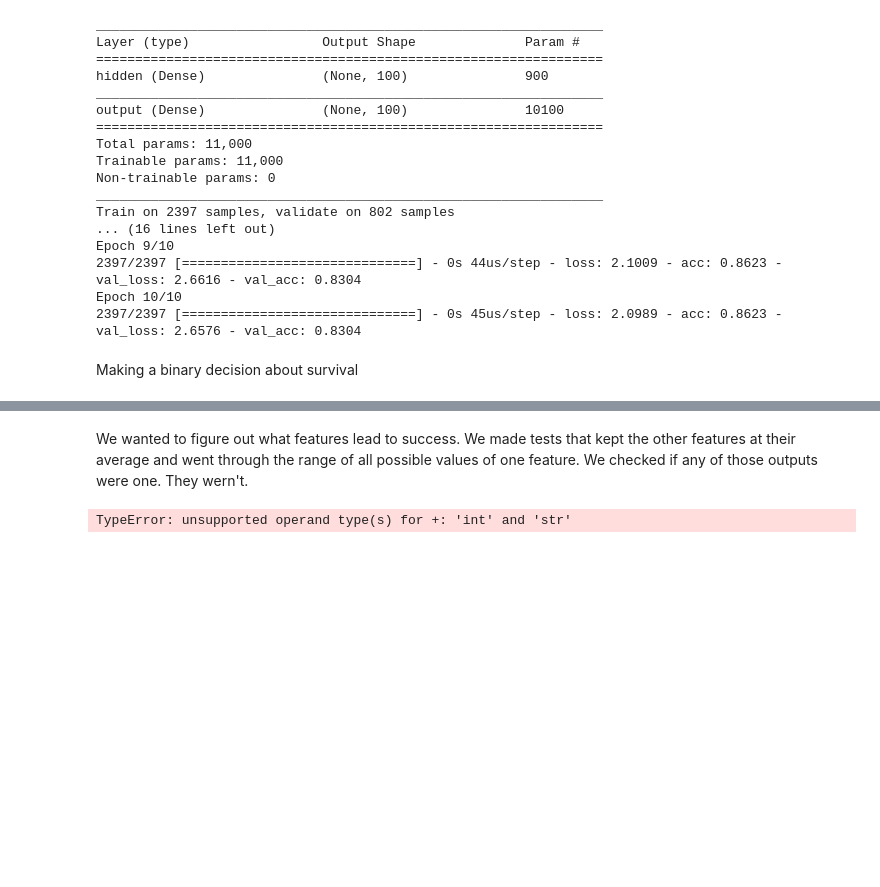
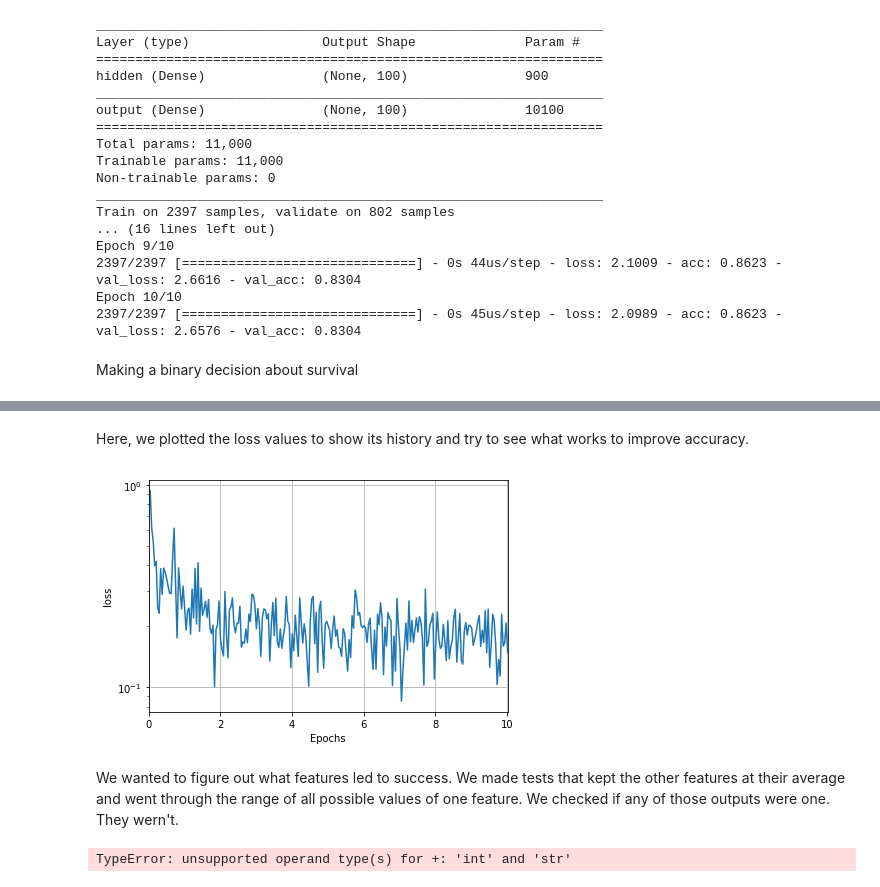
Before and after one commit to aidancollins13/introml_project_fall2017, a Jupyter notebook: writeup.ipynb, the cells around one changed output, grey strips where cells are left out. Cells and saved outputs as stored; diff of their text form; code cells hidden in the pictures; blank space fills up the shorter version.

```diff
--- a/writeup.ipynb
+++ b/writeup.ipynb
@@ -371,5 +396,28 @@ Epoch 10/10
+# %% [markdown]
+Here, we plotted the loss values to show its history and try to see what works to improve accuracy.
+# %%
+nsteps = len(history_cb.loss)
+x = np.array(df[['UNSD Geographical Grouping', 'Migrant Route', 'Region of Incident', 'percent female',
+                     'percent kids', 'percent male', 'month', 'day']])  #using xyz makes accuracy worse
+x = np.nan_to_num(x)
+
+ntr = 2397
+x_tr = x[:ntr,:]
+x_ts = x[ntr:,:]
+
+ntr = x_tr.shape[0]
+epochs = np.arange(1,nsteps+1)*100/ntr
+plt.semilogy(epochs,history_cb.loss)
+plt.xlabel('Epochs')
+plt.ylabel('loss')
+plt.grid()
+plt.xlim([0,np.max(epochs)])
+plt.tight_layout()
+plt.show()
+# %% [output]
+[figure, added]
 # %% [markdown]
-We wanted to figure out what features lead to success. We made tests that kept the other features at their average and went through the range of all possible values of one feature. We checked if any of those outputs were one. They wern't.
+We wanted to figure out what features led to success. We made tests that kept the other features at their average and went through the range of all possible values of one feature. We checked if any of those outputs were one. They wern't.
 # %%
 x_avg = np.mean(x,axis=0).astype(int)
 geoTest =[]
```
Also changed, not shown: parts of 5 cells of this notebook.
